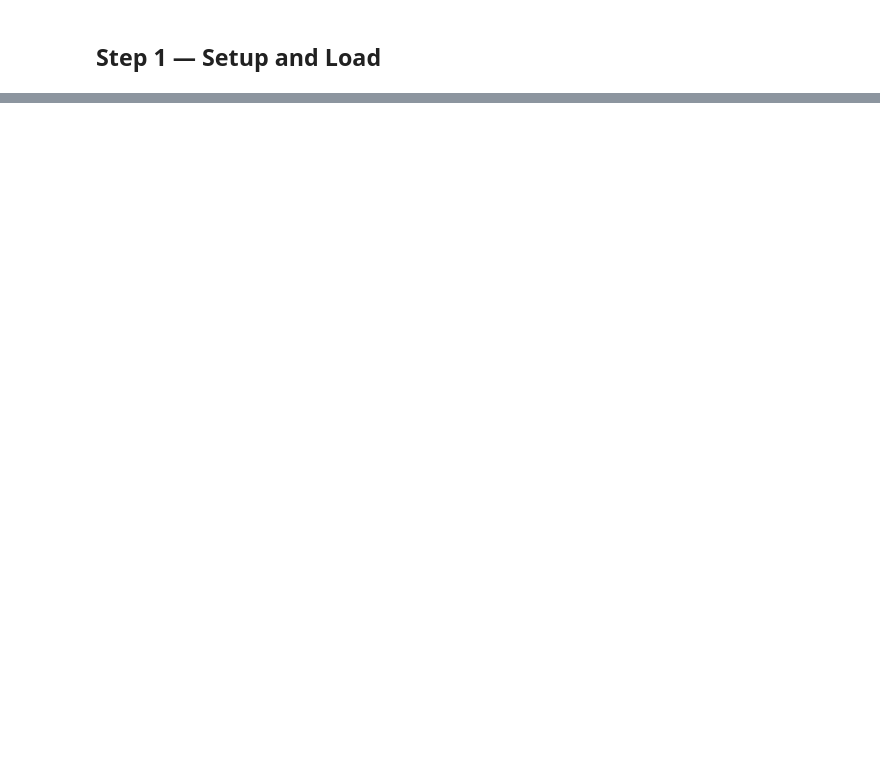
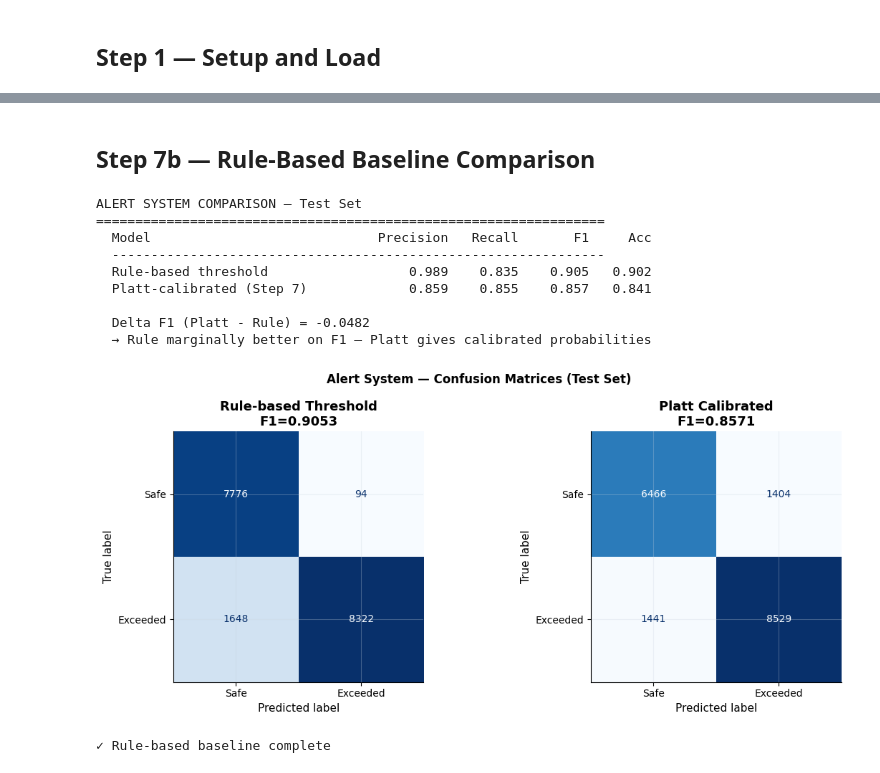
Before and after one commit to dze-shalom/AirSense_IndabaX_Hackathon_2026, a Jupyter notebook: notebooks/02_Modelling.ipynb, the cells around one changed output, grey strips where cells are left out. Drawn from its saved outputs; the diff is of its cells as text; code cells hidden in the pictures; blank space fills up the shorter version.

```diff
--- a/notebooks/02_Modelling.ipynb
+++ b/notebooks/02_Modelling.ipynb
@@ -1367,0 +2444,67 @@ MODELLING COMPLETE — RESULTS SUMMARY
+# %% [markdown]
+<a id='s7b'></a>
+## Step 7b — Rule-Based Baseline Comparison
+# %%
+# ── Step 7b: Rule-based threshold baseline ───────────────────────────────────
+WHO_LIMIT = 15.0
+city_base = train.groupby('city')['pm2_5_target'].quantile(0.6).to_dict()
+
+def rule_threshold(row):
+    base = city_base.get(row['city'], WHO_LIMIT)
+    if row['is_harmattan'] == 1:    base *= 0.85
+    elif row['is_dry_season'] == 1: base *= 0.92
+    return np.clip(base, 5, 35)
+
+rule_preds = []; actuals_7b = []
+for _, row in test.iterrows():
+    rule_preds.append(int(row['pm2_5_target'] > rule_threshold(row)))
+    actuals_7b.append(int(row['pm2_5_target'] > WHO_LIMIT))
+rule_preds = np.array(rule_preds); actuals_7b = np.array(actuals_7b)
+platt_preds = (city_probs >= 0.5).astype(int)
+
+print('ALERT SYSTEM COMPARISON — Test Set')
+print('='*65)
+print(f'  {"Model":<32} {"Precision":>10} {"Recall":>8} {"F1":>8} {"Acc":>7}')
+print('  ' + '-'*63)
+for name, preds in [('Rule-based threshold', rule_preds),('Platt-calibrated (Step 7)', platt_preds)]:
+    p = precision_score(actuals_7b, preds, zero_division=0)
+    r = recall_score(actuals_7b, preds, zero_division=0)
+    f = f1_score(actuals_7b, preds, zero_division=0)
+    acc = (preds == actuals_7b).mean()
+    print(f'  {name:<32} {p:>10.3f} {r:>8.3f} {f:>8.3f} {acc:>7.3f}')
+
+f1_rule  = f1_score(actuals_7b, rule_preds,  zero_division=0)
+f1_platt = f1_score(actuals_7b, platt_preds, zero_division=0)
+delta    = f1_platt - f1_rule
+print(f'\n  Delta F1 (Platt - Rule) = {delta:+.4f}')
+if   delta >  0.02: print('  ✓ Platt outperforms rule — city-specific probabilities add value')
+elif delta > -0.02: print('  ~ Similar F1 — Platt wins on probability quality (Brier/AUC)')
+else:               print('  → Rule marginally better on F1 — Platt gives calibrated probabilities')
+
+from sklearn.metrics import ConfusionMatrixDisplay, confusion_matrix
+fig, axes = plt.subplots(1, 2, figsize=(12, 5))
+for ax, (name, preds) in zip(axes, [
+    ('Rule-based Threshold', rule_preds),
+    ('Platt Calibrated',     platt_preds),
+]):
+    cm = confusion_matrix(actuals_7b, preds)
+    ConfusionMatrixDisplay(confusion_matrix=cm, display_labels=['Safe','Exceeded']).plot(
+        ax=ax, colorbar=False, cmap='Blues')
+    ax.set_title(f'{name}\nF1={f1_score(actuals_7b, preds, zero_division=0):.4f}', fontweight='bold')
+plt.suptitle('Alert System — Confusion Matrices (Test Set)', fontweight='bold')
+plt.tight_layout()
+plt.savefig(os.path.join(outputs_dir,'model_alert_comparison.png'), dpi=150, bbox_inches='tight')
+plt.show()
+print('\n✓ Rule-based baseline complete')
+# %% [output]
+ALERT SYSTEM COMPARISON — Test Set
+=================================================================
+  Model                             Precision   Recall       F1     Acc
+  ---------------------------------------------------------------
+  Rule-based threshold                  0.989    0.835    0.905   0.902
+  Platt-calibrated (Step 7)             0.859    0.855    0.857   0.841
+
+  Delta F1 (Platt - Rule) = -0.0482
+  → Rule marginally better on F1 — Platt gives calibrated probabilities
+[figure, added]
+✓ Rule-based baseline complete
```
Also changed, not shown: parts of 131 cells of this notebook, 12 other files.
